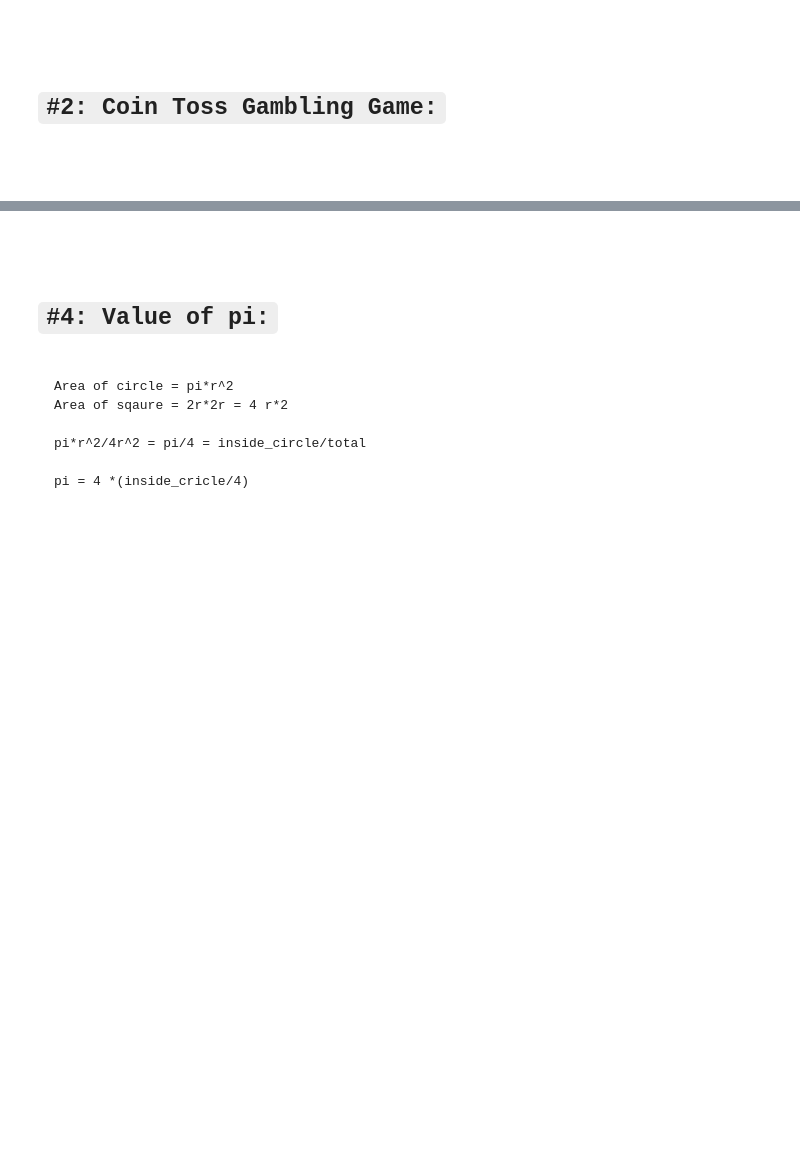
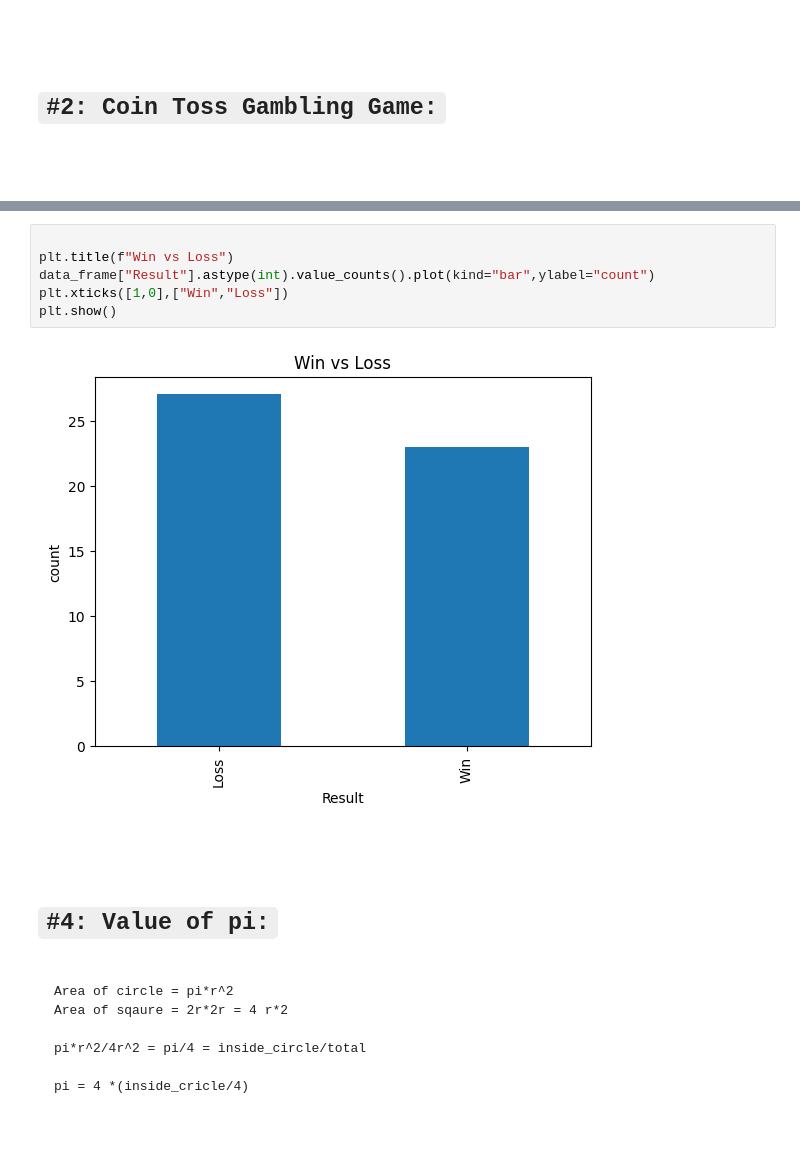
Before and after one commit to yasin-arafat-05/python-academic, a Jupyter notebook: simulation_modeling/01_monte_carlo.ipynb, the cells around one changed output, grey strips where cells are left out. Cells and saved outputs as stored; diff of their text form; blank space fills up the shorter version.

```diff
--- a/simulation_modeling/01_monte_carlo.ipynb
+++ b/simulation_modeling/01_monte_carlo.ipynb
@@ -79,3 +80,11 @@ Win,Loss  (32, 18)
+# %%
+
+plt.title(f"Win vs Loss")
+data_frame["Result"].astype(int).value_counts().plot(kind="bar",ylabel="count")
+plt.xticks([1,0],["Win","Loss"])
+plt.show()
+# %% [output]
+[figure, added]
 # %% [markdown]
 <br>
 <br>
```
Also changed, not shown: parts of 1 cell of this notebook.
